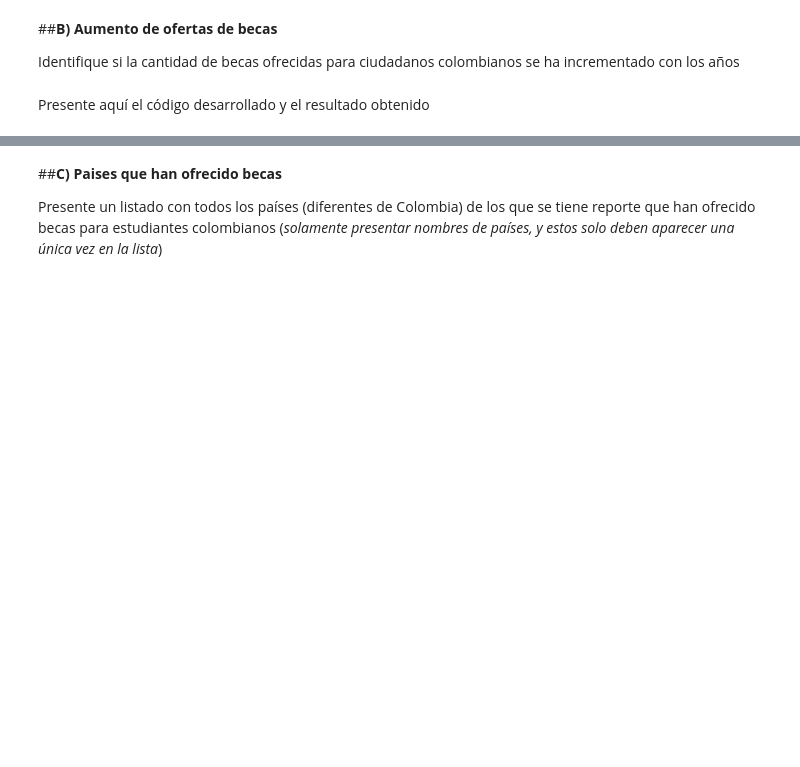
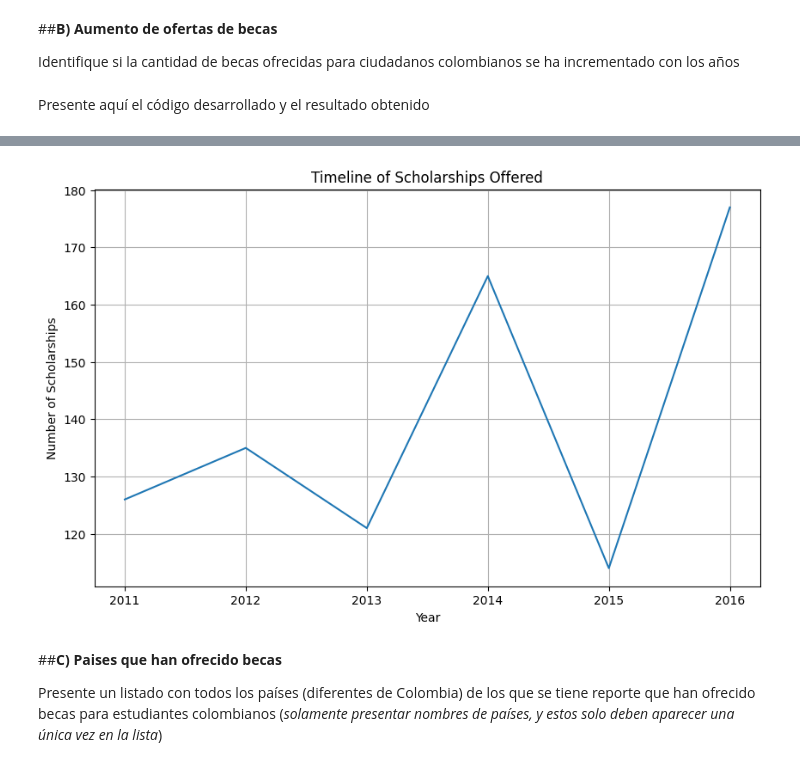
Before and after one commit to jmparradov/EACD-03-BIGDATA, a Jupyter notebook: 06_[TALLER]_DataFrame.ipynb, the cells around one changed output, grey strips where cells are left out. Saved outputs shown, nothing was run; the diff lists cells and outputs as text; code cells hidden in the pictures; blank space fills up the shorter version.

```diff
--- a/06_[TALLER]_DataFrame.ipynb
+++ b/06_[TALLER]_DataFrame.ipynb
@@ -198,3 +173,12 @@ result.show(10000)
 Identifique si la cantidad de becas ofrecidas para ciudadanos colombianos se ha incrementado con los años
 # %% [markdown]
 Presente aquí el código desarrollado y el resultado obtenido
+# %%
+
+df_Anios_Becas = spark.sql("""
+    SELECT year(fecha_de_recepcion) year_convocatoria, count(*) as Becas FROM Becas
+    where fecha_de_recepcion is not null
+    Group by year_convocatoria
+    order by year_convocatoria ASC
+""")
+df_Anios_Becas.show(10000, False)
@@ -201,3 +196,21 @@ Presente aquí el código desarrollado y el resultado obtenido
+# %%
+# prompt: plot df_Anios_Becas as timeline just one line
+
+import matplotlib.pyplot as plt
+
+# Convert Spark DataFrame to Pandas DataFrame for plotting
+df_Anios_Becas_pd = df_Anios_Becas.toPandas()
+
+# Create the timeline plot
+plt.figure(figsize=(10, 6))  # Adjust figure size if needed
+plt.plot(df_Anios_Becas_pd['year_convocatoria'], df_Anios_Becas_pd['Becas'])
+plt.xlabel('Year')
+plt.ylabel('Number of Scholarships')
+plt.title('Timeline of Scholarships Offered')
+plt.grid(True)
+plt.show()
+# %% [output]
+[figure, added]
 # %% [markdown]
 ##**C) Paises que han ofrecido becas**
 
```
Also changed, not shown: parts of 8 cells of this notebook.
